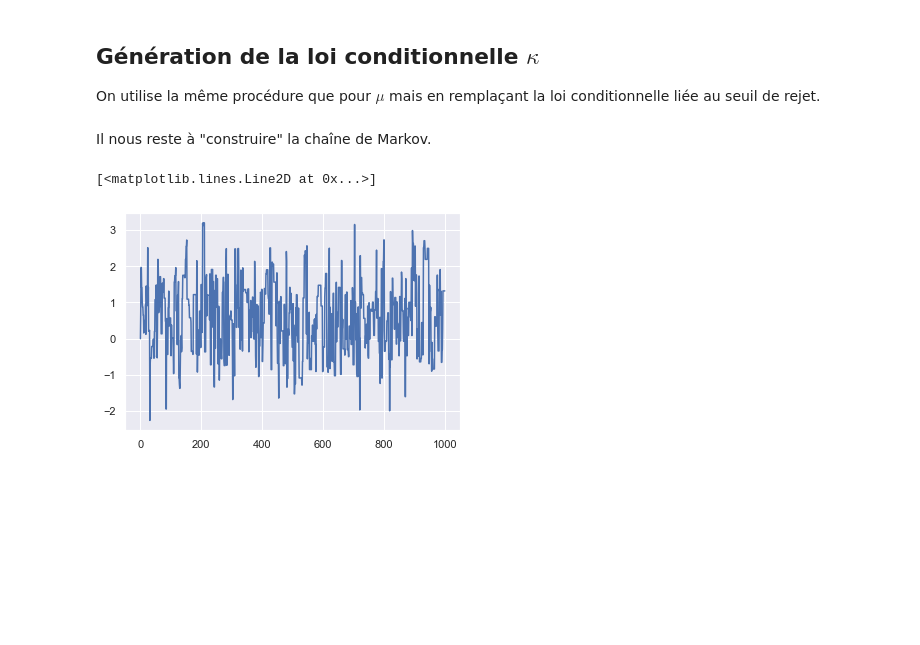
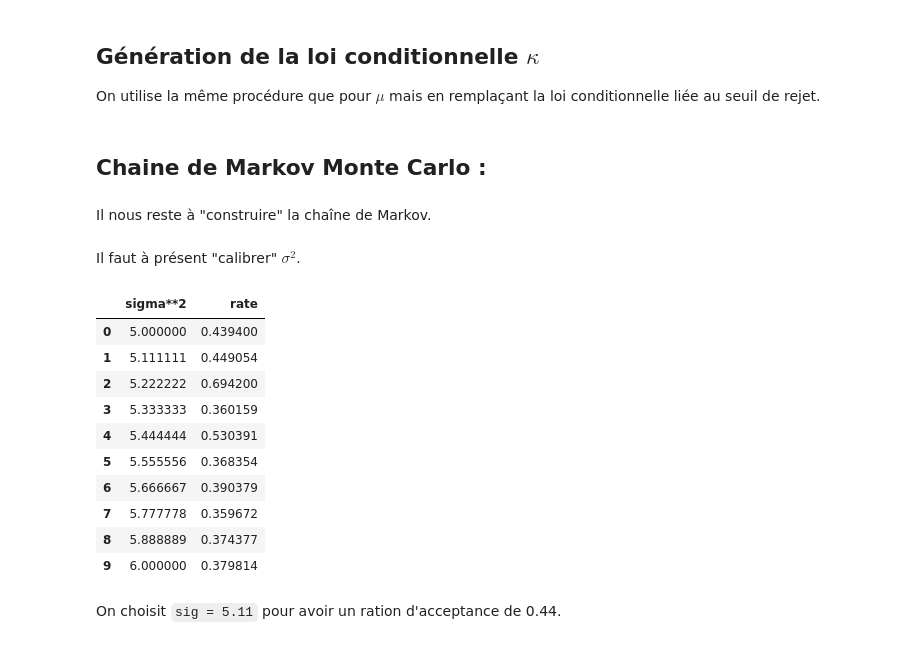
Before and after one commit to erialc-cal/MCM_Listeria_Prevalence, a Jupyter notebook: exploratoire_claire.ipynb, the cells around one changed output. Saved outputs shown, nothing was run; the diff lists cells and outputs as text; code cells hidden in the pictures; blank space fills up the shorter version.

```diff
--- a/exploratoire_claire.ipynb
+++ b/exploratoire_claire.ipynb
@@ -248,15 +243,15 @@ def log_pi(x, mu):
     # loi de proposition : loi normale centrée en mu
     return -0.5 * (x-mu)**2
 
-def metropolis(x, sig):
+def metropolis_mu(x, sig,mu, kappa):
     """ Algorithme de Metropolis Hastings pour une marche aléatoire avec moyenne mu
     """
     y = x + sig * np.random.randn()  # random walk proposal
-    log_r = log_pi(y, mu) - log_pi(x,mu)
-    if np.log(np.random.rand()) < log_r:  # if u < r
-        return y
+    r = cond_loi_mu(kappa, mu, y)/cond_loi_mu(kappa, mu, x)
+    if np.random.rand() < r:  # if u < r
+        return y, r
     else:
-        return x
+        return x, r
 # %% [markdown]
 ## Génération de la loi conditionnelle $\kappa$
 
@@ -277,4 +283,38 @@ def cond_loi_kappa(kappa, mu, p):
+# %% [markdown]
+## Chaine de Markov Monte Carlo :
 # %% [markdown]
 Il nous reste à "construire" la chaîne de Markov.
+# %% [markdown]
+Il faut à présent "calibrer" $\sigma^2$.
+# %%
+df = pd.DataFrame()
+rate, sigma = [],[]
+for j in np.linspace(5,6,10):
+    p = np.empty(1000)
+    r = np.empty(1000)
+    p[0]=data['prob'][0]
+    mu = rd.random()
+    kappa = gen_exp(0.1)
+    for n in range(1,1000):
+        p[n], r[n] =metropolis(p[n-1], sig=j)
+    rate.append(np.mean(r)),sigma.append(j)
+df['sigma**2']= sigma
+df['rate']= rate
+# %%
+df
+# %% [output]
+|  | sigma**2 | rate |
+| 0 | 5.000000 | 0.439400 |
+| 1 | 5.111111 | 0.449054 |
+| 2 | 5.222222 | 0.694200 |
+| 3 | 5.333333 | 0.360159 |
+| 4 | 5.444444 | 0.530391 |
+| 5 | 5.555556 | 0.368354 |
+| 6 | 5.666667 | 0.390379 |
+| 7 | 5.777778 | 0.359672 |
+| 8 | 5.888889 | 0.374377 |
+| 9 | 6.000000 | 0.379814 |
+# %% [markdown]
+On choisit `sig = 5.11` pour avoir un ration d'acceptance de 0.44.
 # %%
 p = np.empty(1000)
@@ -286,5 +326,0 @@ for n in range(1,1000):
-# %%
-plt.plot(p)
-# %% [output]
-[<matplotlib.lines.Line2D at 0x...>]
-[figure, removed]
```
Also changed, not shown: parts of 9 cells of this notebook.
